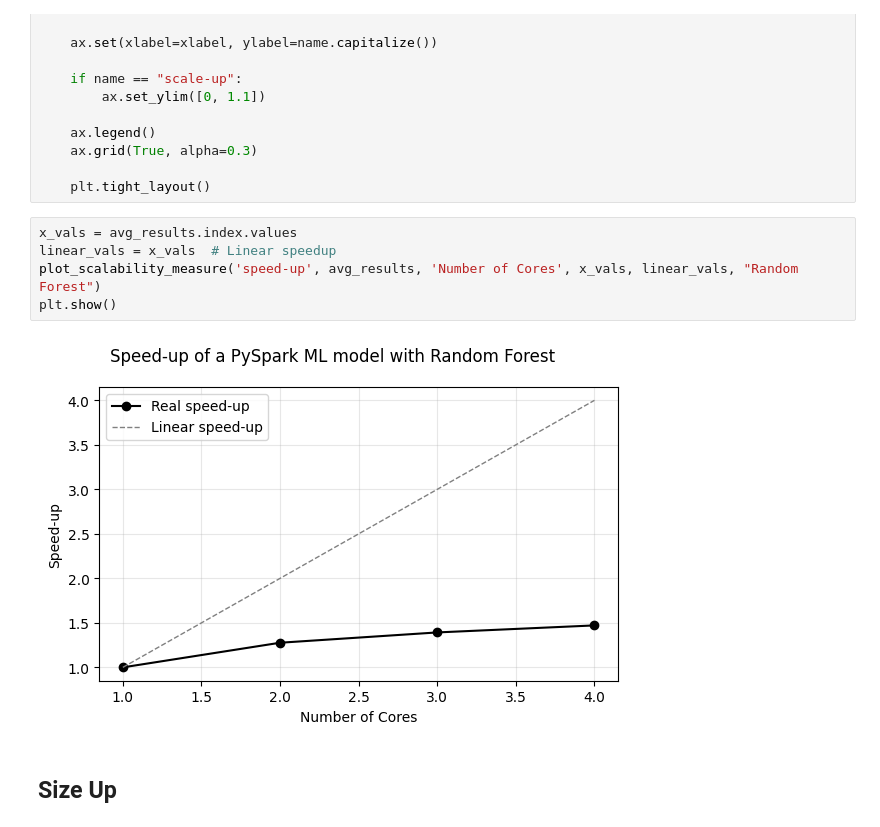
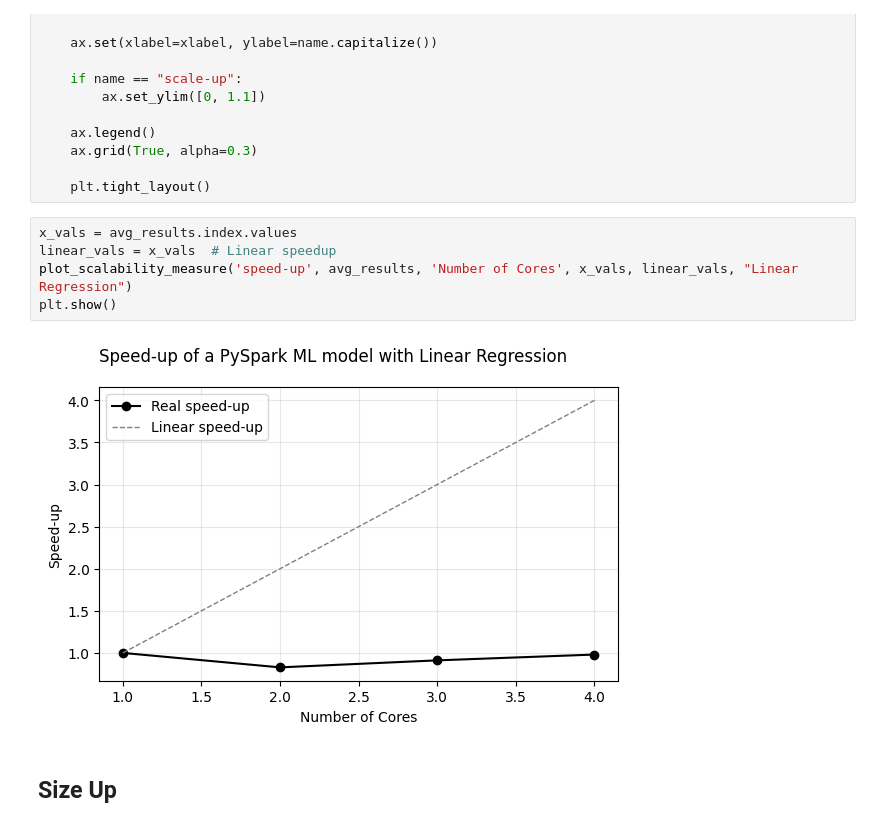
Before and after one commit to MariaGoico/Final-Project-LSDA, a Jupyter notebook: scalability.ipynb, the cells around one changed output. Cells and saved outputs as stored; diff of their text form.

Commit message:
speedup lr

```diff
--- a/scalability.ipynb
+++ b/scalability.ipynb
@@ -110,10 +110,10 @@ def plot_scalability_measure(name, stats, xlabel, x_vals, linear_vals, model="De
 # %%
 x_vals = avg_results.index.values
 linear_vals = x_vals  # Linear speedup
-plot_scalability_measure('speed-up', avg_results, 'Number of Cores', x_vals, linear_vals, "Random Forest")
+plot_scalability_measure('speed-up', avg_results, 'Number of Cores', x_vals, linear_vals, "Linear Regression")
 plt.show()
 # %% [output]
-[figure, old version]
+[figure, new version]
 # %% [markdown]
 ## Size Up
 # %% [markdown]
```
Also changed, not shown: parts of 3 cells of this notebook, 3 other files.
